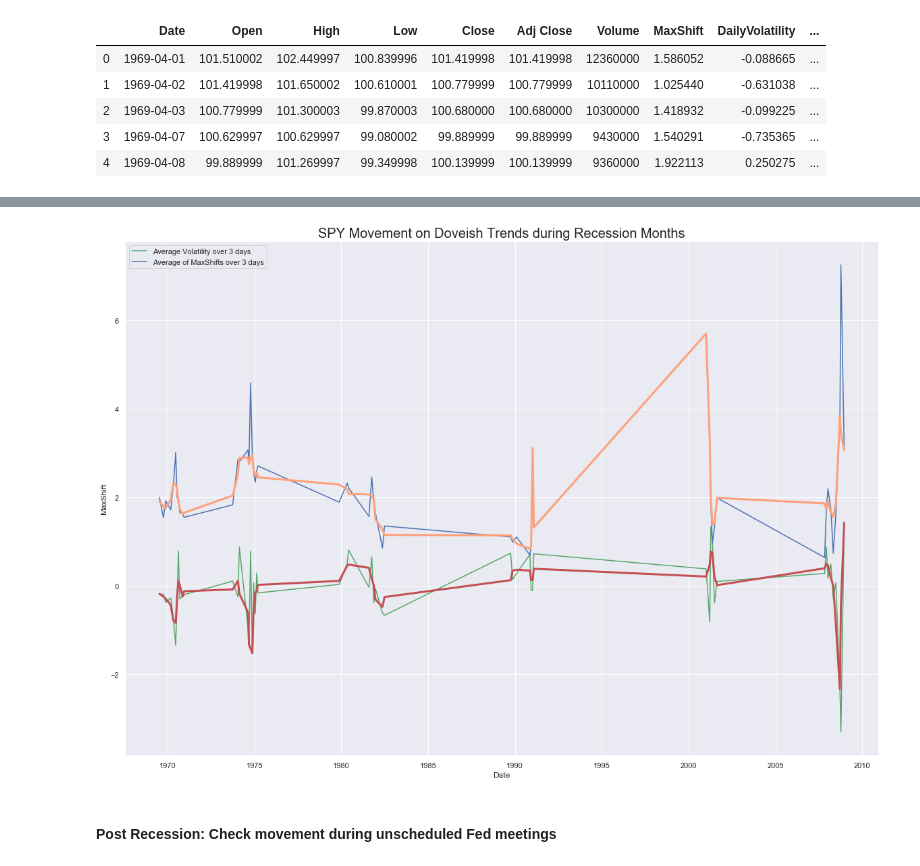
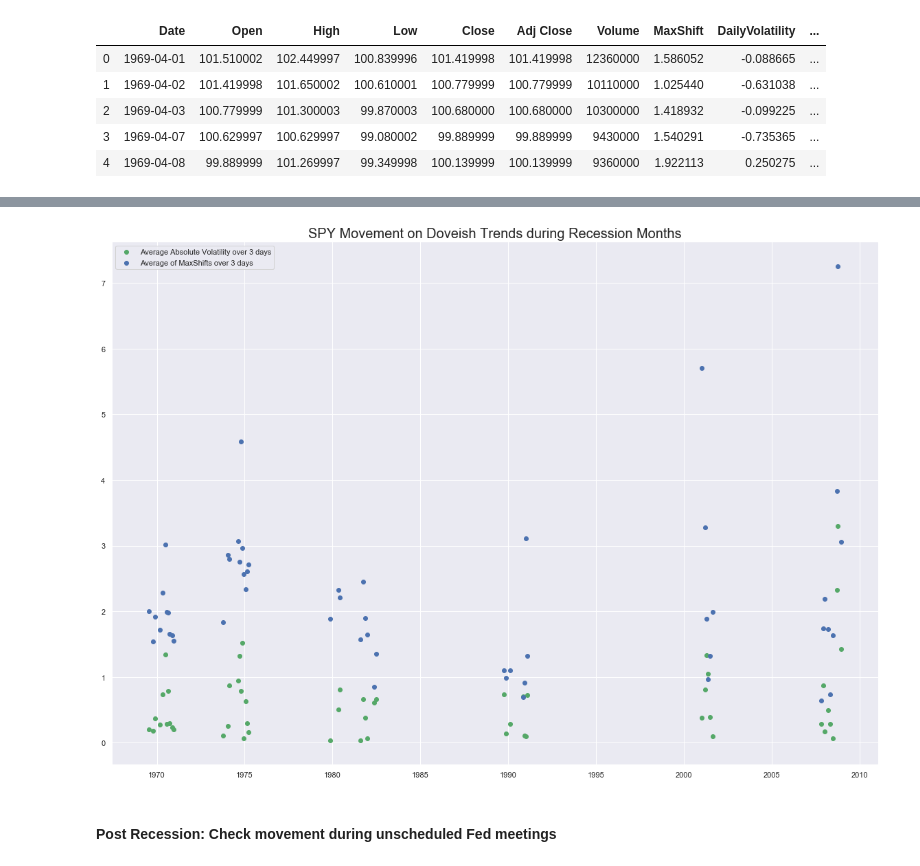
Before and after one commit to vikranttkumar/FedFundsSP500, a Jupyter notebook: Fed Funds Rate interaction with S&P500.ipynb, the cells around one changed output, grey strips where cells are left out. Drawn from its saved outputs; the diff is of its cells as text; code cells hidden in the pictures.

```diff
--- a/Fed Funds Rate interaction with S&P500.ipynb
+++ b/Fed Funds Rate interaction with S&P500.ipynb
@@ -366,10 +402,10 @@ SP500_recessions.head()
 | 3 | 1969-04-07 | 100.629997 | 100.629997 | 99.080002 | 99.889999 | 99.889999 | 9430000 | 1.540291 | -0.735365 | ... |
 | 4 | 1969-04-08 | 99.889999 | 101.269997 | 99.349998 | 100.139999 | 100.139999 | 9360000 | 1.922113 | 0.250275 | ... |
 # %%
-sns.set(rc={'figure.figsize':(12,8)})
-X = plt.plot(SP500_recessions['Date'], SP500_recessions['AvgVolatility'], label="AvgVolatility")
-Z = plt.plot(SP500_recessions['Date'], SP500_recessions['AvgMaxShift'], label = 'AvgMaxShift')
-plt.legend(loc = "upper left")
-plt.title("SPY Movement during Recession", fontsize = '20')
+sns.set(rc={'figure.figsize':(34,22)})
+X = plt.scatter(SP500_recessions['Date'], SP500_recessions['AvgAbsVolatility'], label="AvgAbsVolatility")
+Z = plt.scatter(SP500_recessions['Date'], SP500_recessions['AvgMaxShift'], label = 'AvgMaxShift')
+plt.legend(loc = "upper left", fontsize='20')
+plt.title("SPY Movement during Recession", fontsize = '30')
 plt.show()
 # %% [output]
@@ -377,7 +412,0 @@ plt.show()
-# %%
-sns.set(rc={'figure.figsize':(14,10)})
-X = plt.plot(SP500_recessions['Date'], SP500_recessions['Open'], label="Open")
-Z = plt.plot(SP500_recessions['Date'], SP500_recessions['Close'], label = 'Close')
-plt.legend(loc = "upper left")
-plt.title("SPY Movement during Recession", fontsize = '20')
-plt.show()
@@ -391,19 +418,12 @@ Recession_SPY_hold_dove_trend = SP500_recessions.merge(vertical_lines_hold_dove,
 Recession_SPY_hold_hawk_trend = SP500_recessions.merge(vertical_lines_hold_hawk, left_on='Date', right_on='MeetingDate')
 # %%
 sns.set(rc={'figure.figsize':(20,14)})
-X = plt.plot(Recession_SPY_dove_trend['Date'], Recession_SPY_dove_trend['AvgVolatility'], label="Average Volatility over 3 days", color='g')
-Y = plt.plot(Recession_SPY_dove_trend['Date'], Recession_SPY_dove_trend['MaxShift'], label="Average of MaxShifts over 3 days", color='b')
+X = plt.scatter(Recession_SPY_dove_trend['Date'], Recession_SPY_dove_trend['AvgAbsVolatility'], label="Average Absolute Volatility over 3 days", color='g')
+Y = plt.scatter(Recession_SPY_dove_trend['Date'], Recession_SPY_dove_trend['MaxShift'], label="Average of MaxShifts over 3 days", color='b')
 plt.legend(loc = "upper left")
 plt.title("SPY Movement on Doveish Trends during Recession Months", fontsize = '20')
-
-rSPYplot = Recession_SPY_dove_trend.set_index('Date')
-loess_x = pd.DataFrame(lowess(rSPYplot['AvgVolatility'], np.arange(len(rSPYplot['AvgVolatility'])), frac=0.09)[:, 1], index=rSPYplot.index, columns=['AvgVolatility'])
-sns.lineplot(x = rSPYplot.index, y = 'AvgVolatility', linewidth = 3, data = loess_x, color='r')
-loess_y = pd.DataFrame(lowess(rSPYplot['MaxShift'], np.arange(len(rSPYplot['MaxShift'])), frac=0.09)[:, 1], index=rSPYplot.index, columns=['MaxShift'])
-sns.lineplot(x = rSPYplot.index, y = 'MaxShift', linewidth = 3, data = loess_y, color='lightsalmon')
-
 plt.show()
 # %% [output]
-[figure, old version]
+[figure, new version]
 # %%
 with PdfPages('SPY_Recession_SentimentMovement.pdf') as pdf:
```
Also changed, not shown: parts of 11 cells of this notebook, 3 other files.
